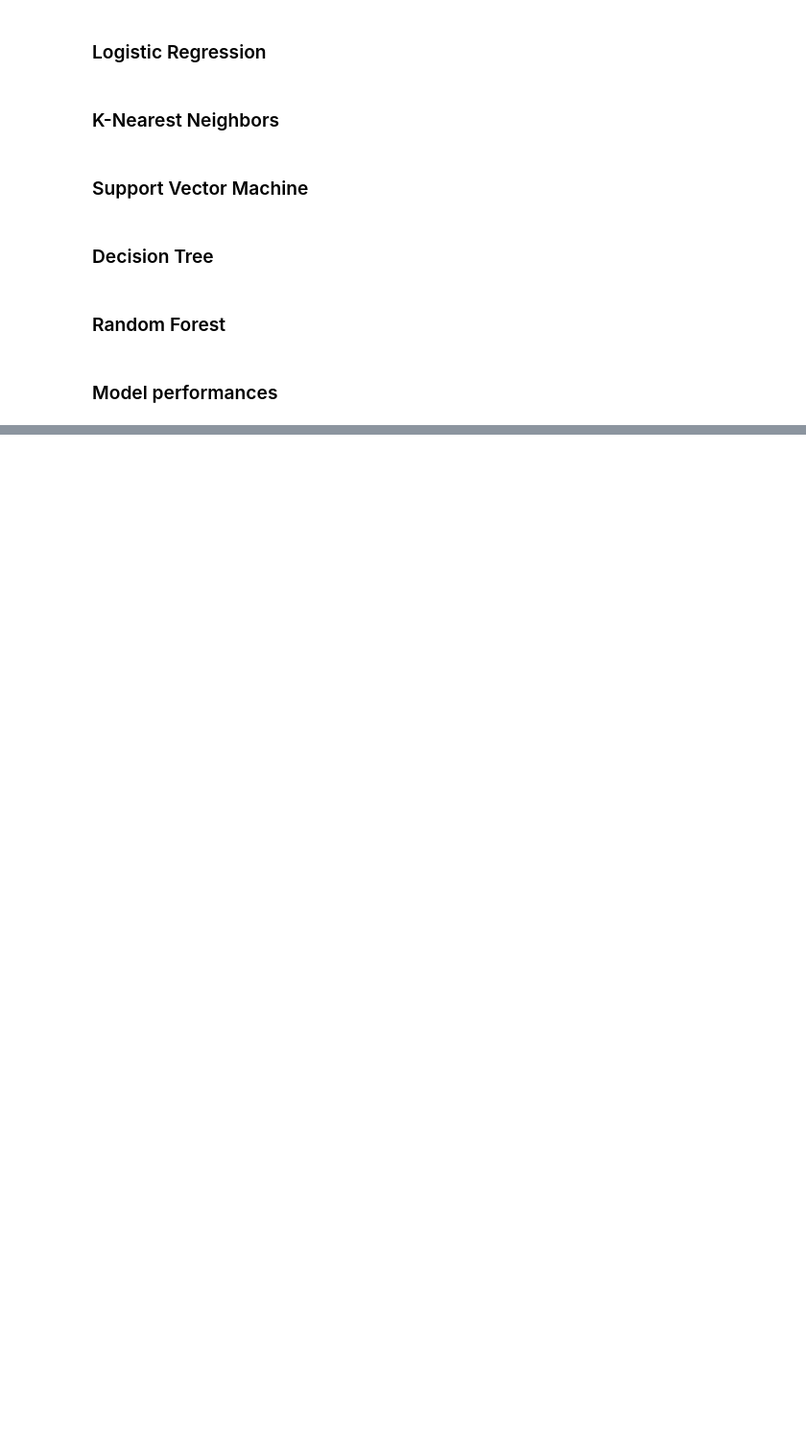
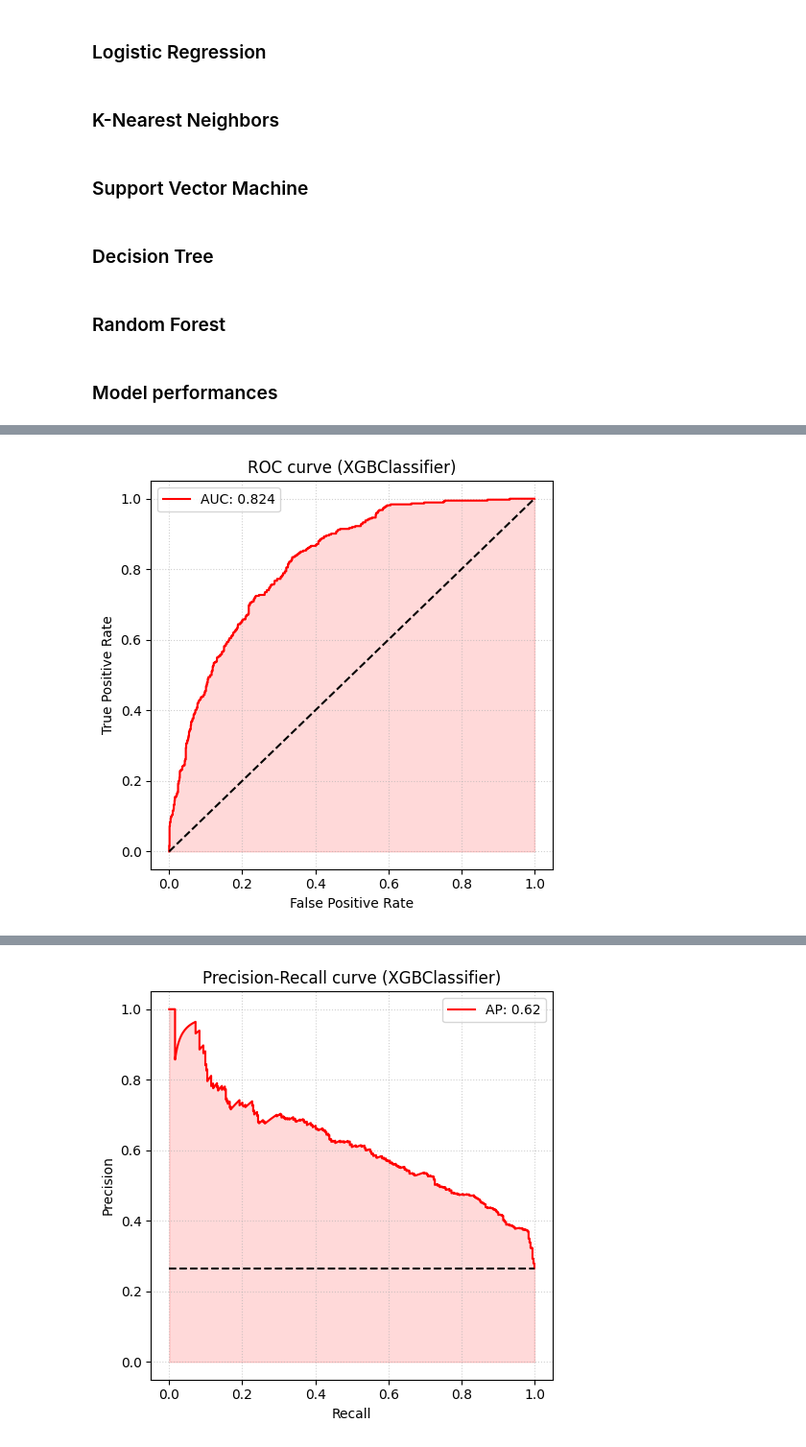
Before and after one commit to CassiaNascimento/Customer_Churn_Prediction, a Jupyter notebook: notebooks/model_comparisons_no_tuning.ipynb, the cells around one changed output, grey strips where cells are left out. Shown at 96% size. Drawn from its saved outputs; the diff is of its cells as text; code cells hidden in the pictures; blank space fills up the shorter version.

Commit message:
training updates and performance evaluation

```diff
--- a/notebooks/model_comparisons_no_tuning.ipynb
+++ b/notebooks/model_comparisons_no_tuning.ipynb
@@ -35,8 +35,8 @@ X_train, X_test, y_train, y_test=split_data(dataset_cleaned, random_state=RANDOM
 ### XGBoost
 # %%
 # Building XGBoost model
-pipe_XBG=build_pipeline(trial=None,model='XGBoost')
-fitted_pipe_XBG=pipe_XBG.fit(X_train, y_train)
+pipe_XGB=build_pipeline(trial=None,model='XGBoost')
+fitted_pipe_XGB=pipe_XGB.fit(X_train, y_train)
 # %% [markdown]
 ### Logistic Regression
 # %%
@@ -162,0 +162,5 @@ metrics_RF
+# %%
+_,_=view_ROC_curve(fitted_pipe_XGB,X_test,y_test)
+_,_=view_PR_curve(fitted_pipe_XGB,X_test,y_test)
+# %% [output]
+[figure, added]
@@ -162,0 +168 @@ metrics_RF
+[figure, added]
```
Also changed, not shown: parts of 29 cells of this notebook, 43 other files.
